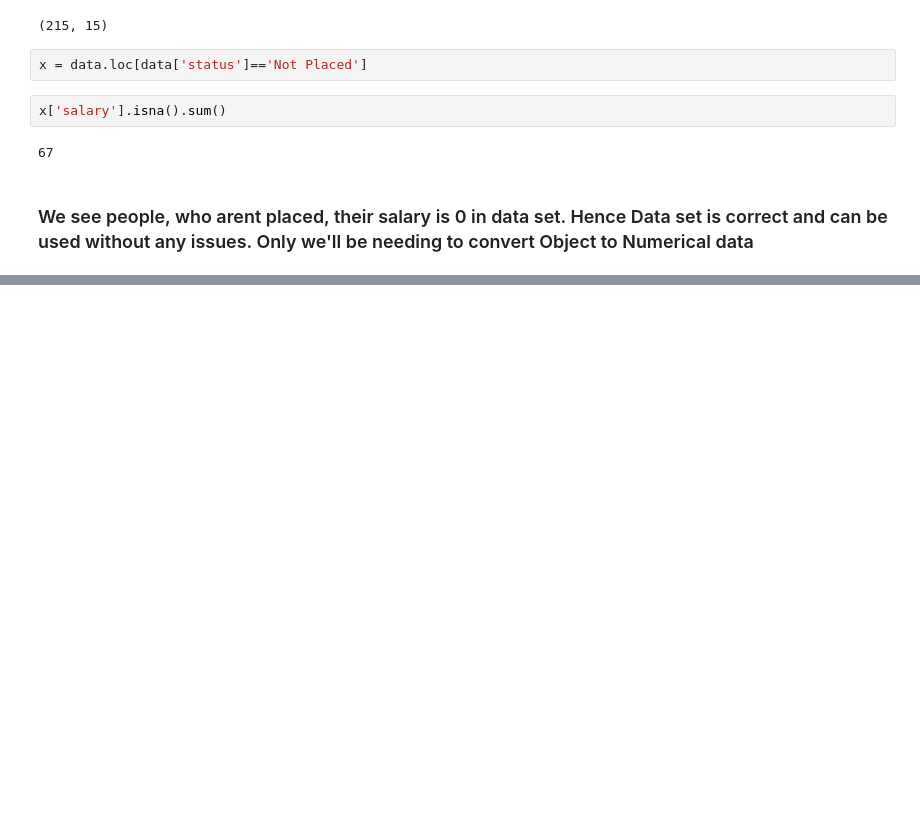
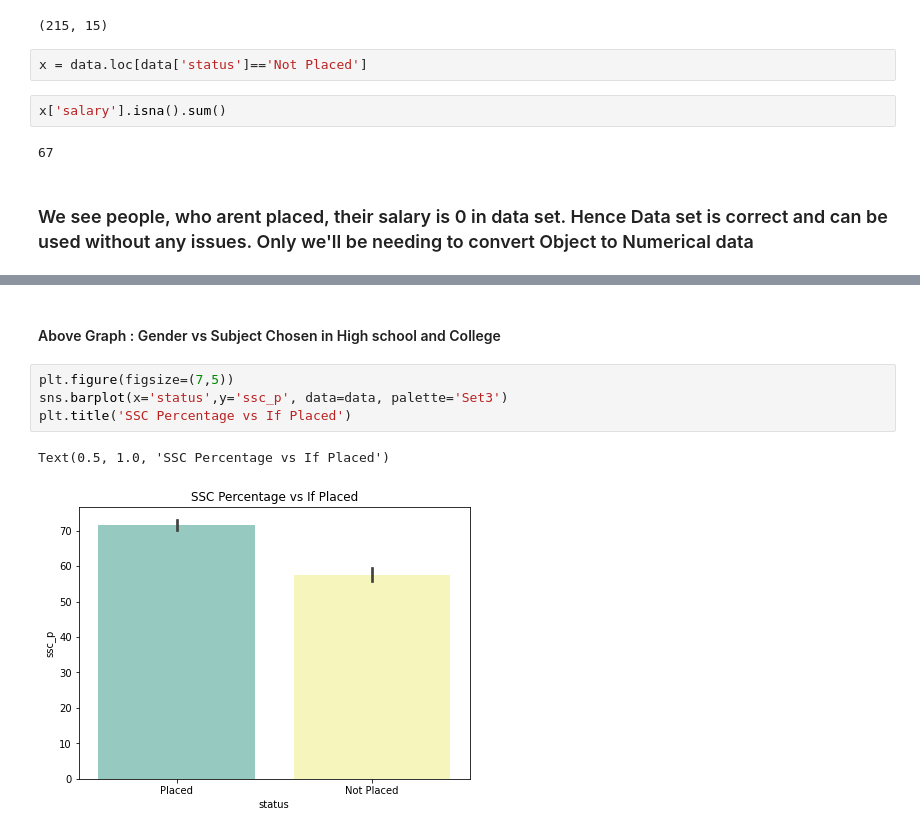
Before and after one commit to SahilChachra/Campus-Placement-Prediction, a Jupyter notebook: Campus-Placement-Pred.ipynb, the cells around one changed output, grey strips where cells are left out. Saved outputs shown, nothing was run; the diff lists cells and outputs as text; blank space fills up the shorter version.

```diff
--- a/Campus-Placement-Pred.ipynb
+++ b/Campus-Placement-Pred.ipynb
@@ -75,0 +94,9 @@ x['salary'].isna().sum()
+# %% [markdown]
+#### Above Graph : Gender vs Subject Chosen in High school and College
+# %%
+plt.figure(figsize=(7,5))
+sns.barplot(x='status',y='ssc_p', data=data, palette='Set3')
+plt.title('SSC Percentage vs If Placed')
+# %% [output]
+Text(0.5, 1.0, 'SSC Percentage vs If Placed')
+[figure, added]
```
Also changed, not shown: parts of 22 cells of this notebook.
